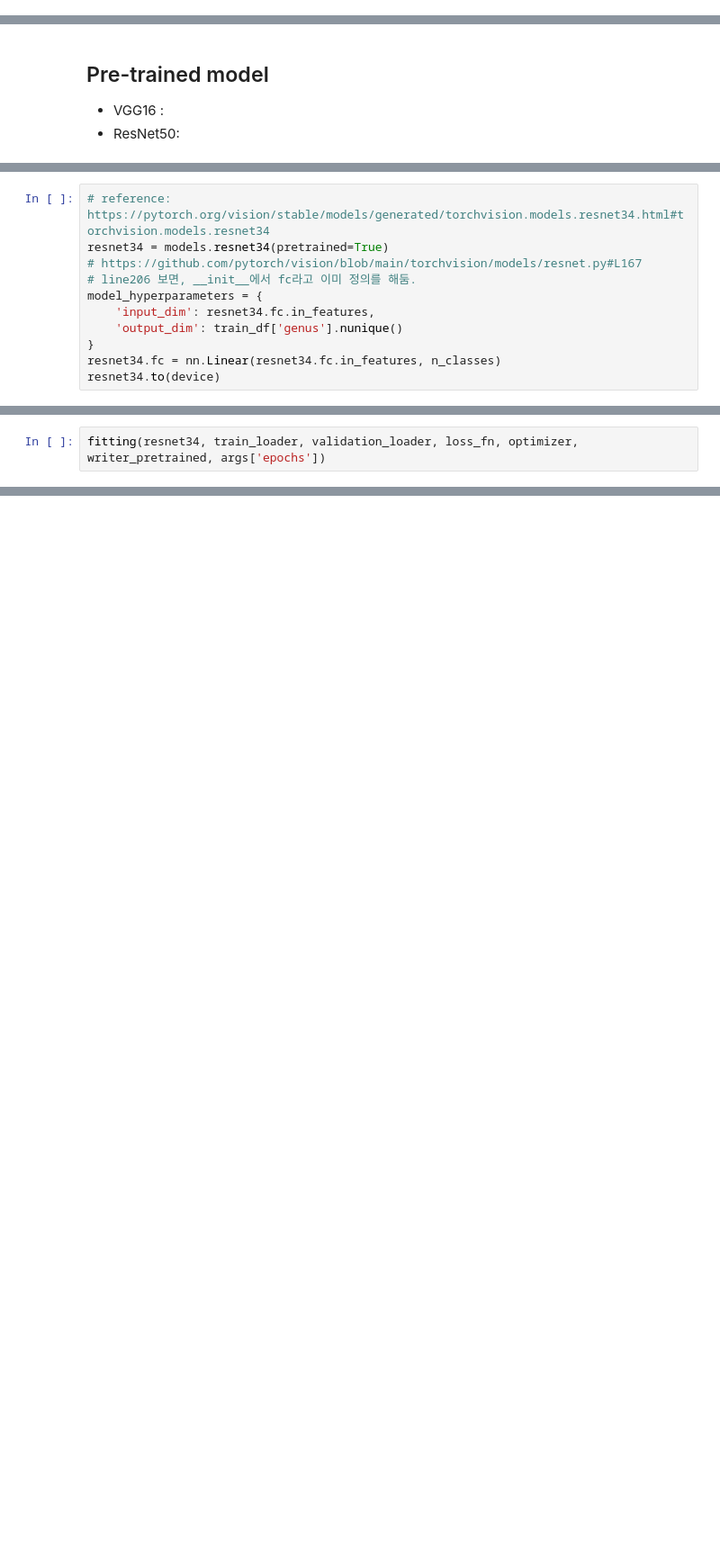
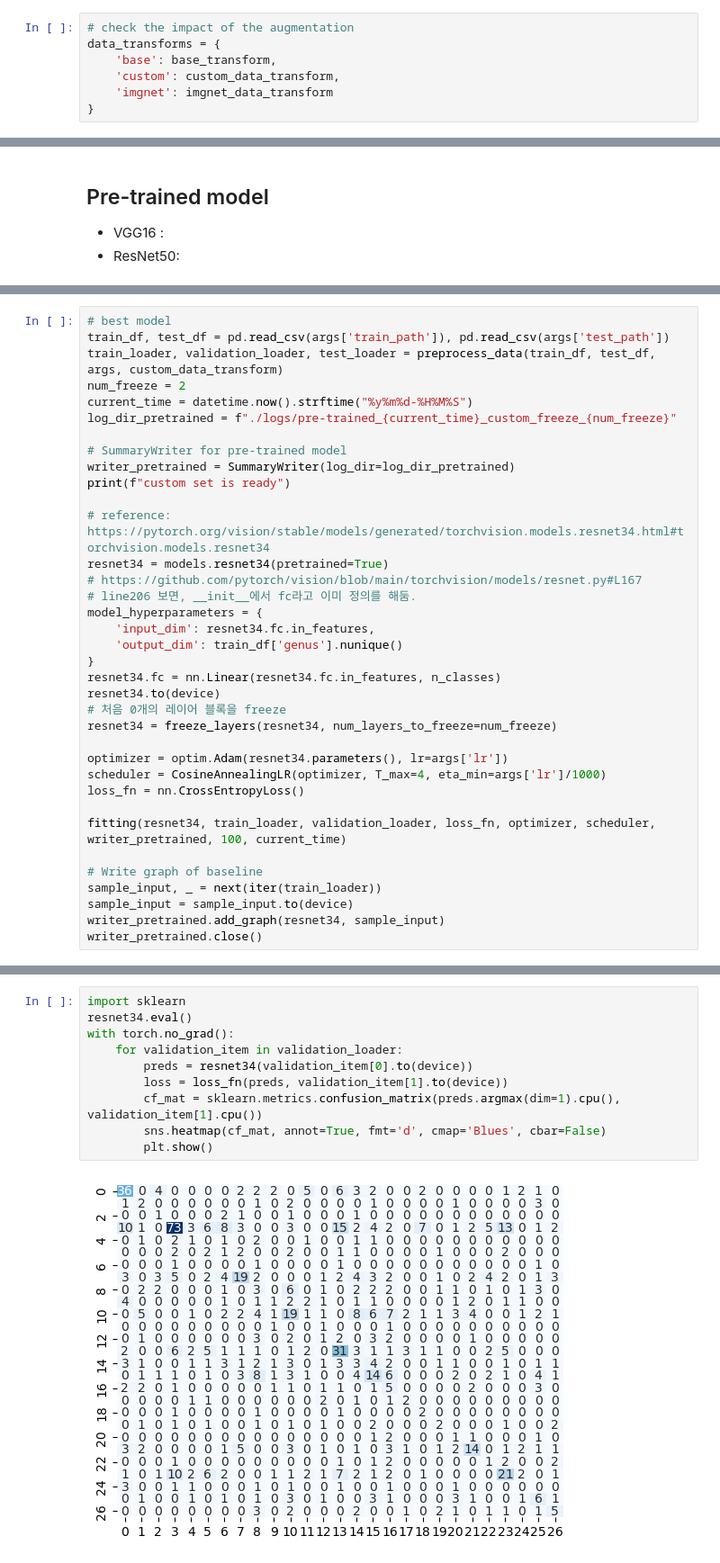
Before and after one commit to irregular6612/Bird-Genus-Multi-class-Image-Classification, a Jupyter notebook: test2.ipynb, the cells around one changed output, grey strips where cells are left out. Shown at 90% size. Cells and saved outputs as stored; diff of their text form; blank space fills up the shorter version.

Commit message:
first fitting

```diff
--- a/test2.ipynb
+++ b/test2.ipynb
@@ -276,0 +409,7 @@ writer_pretrained = SummaryWriter(log_dir=log_dir_pretrained)
+# %%
+# check the impact of the augmentation
+data_transforms = {
+    'base': base_transform,
+    'custom': custom_data_transform,
+    'imgnet': imgnet_data_transform
+}
@@ -281,4 +663,15 @@ writer_pretrained = SummaryWriter(log_dir=log_dir_pretrained)
 # %%
+# best model
+train_df, test_df = pd.read_csv(args['train_path']), pd.read_csv(args['test_path'])
+train_loader, validation_loader, test_loader = preprocess_data(train_df, test_df, args, custom_data_transform)
+num_freeze = 2
+current_time = datetime.now().strftime("%y%m%d-%H%M%S")
+log_dir_pretrained = f"./logs/pre-trained_{current_time}_custom_freeze_{num_freeze}"
+
+# SummaryWriter for pre-trained model
+writer_pretrained = SummaryWriter(log_dir=log_dir_pretrained)
+print(f"custom set is ready")
+
 # reference: https://pytorch.org/vision/stable/models/generated/torchvision.models.resnet34.html#torchvision.models.resnet34
 resnet34 = models.resnet34(pretrained=True)
 # https://github.com/pytorch/vision/blob/main/torchvision/models/resnet.py#L167
@@ -289,4 +682,18 @@ model_hyperparameters = {
 }
 resnet34.fc = nn.Linear(resnet34.fc.in_features, n_classes)
 resnet34.to(device)
+# 처음 0개의 레이어 블록을 freeze
+resnet34 = freeze_layers(resnet34, num_layers_to_freeze=num_freeze)
+
+optimizer = optim.Adam(resnet34.parameters(), lr=args['lr'])
+scheduler = CosineAnnealingLR(optimizer, T_max=4, eta_min=args['lr']/1000)
+loss_fn = nn.CrossEntropyLoss()
+
+fitting(resnet34, train_loader, validation_loader, loss_fn, optimizer, scheduler, writer_pretrained, 100, current_time)
+
+# Write graph of baseline
+sample_input, _ = next(iter(train_loader))
+sample_input = sample_input.to(device)
+writer_pretrained.add_graph(resnet34, sample_input)
+writer_pretrained.close()
 # %% [output]
@@ -373,2 +734,0 @@ def fitting(model, train_loader, validation_loader, criterion, optimizer, writer
-# %%
-fitting(resnet34, train_loader, validation_loader, loss_fn, optimizer, writer_pretrained, args['epochs'])
@@ -429,0 +735,12 @@ The tensorboard extension is already loaded. To reload it, use:
+# %%
+import sklearn
+resnet34.eval()
+with torch.no_grad():
+    for validation_item in validation_loader:
+        preds = resnet34(validation_item[0].to(device))
+        loss = loss_fn(preds, validation_item[1].to(device))
+        cf_mat = sklearn.metrics.confusion_matrix(preds.argmax(dim=1).cpu(), validation_item[1].cpu())
+        sns.heatmap(cf_mat, annot=True, fmt='d', cmap='Blues', cbar=False)
+        plt.show()
+# %% [output]
+[figure, added]
```
Also changed, not shown: parts of 51 cells of this notebook, 18 other files.
